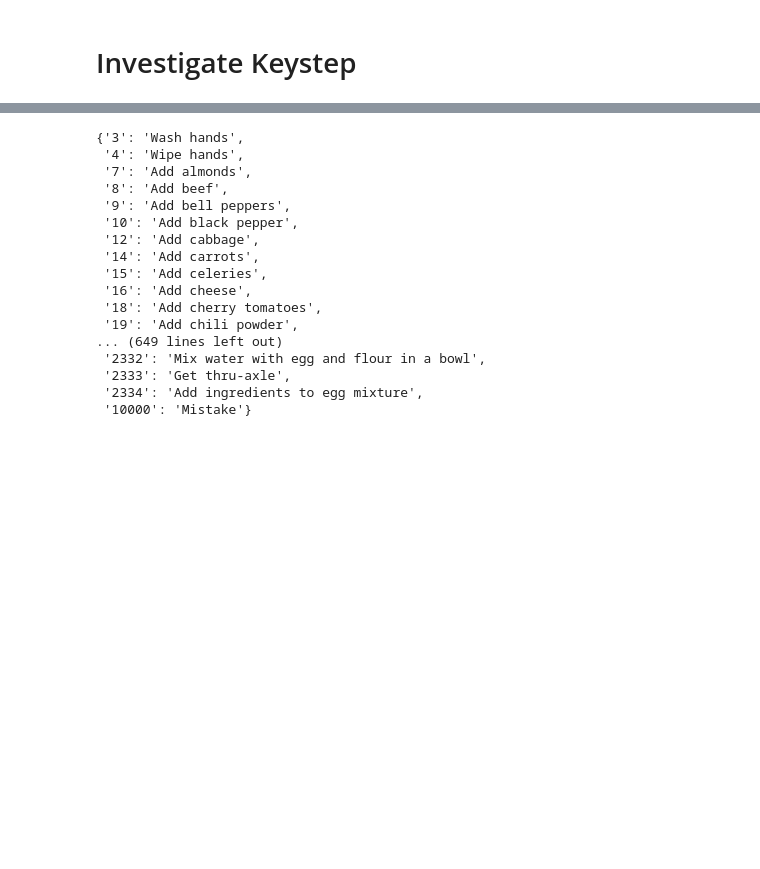
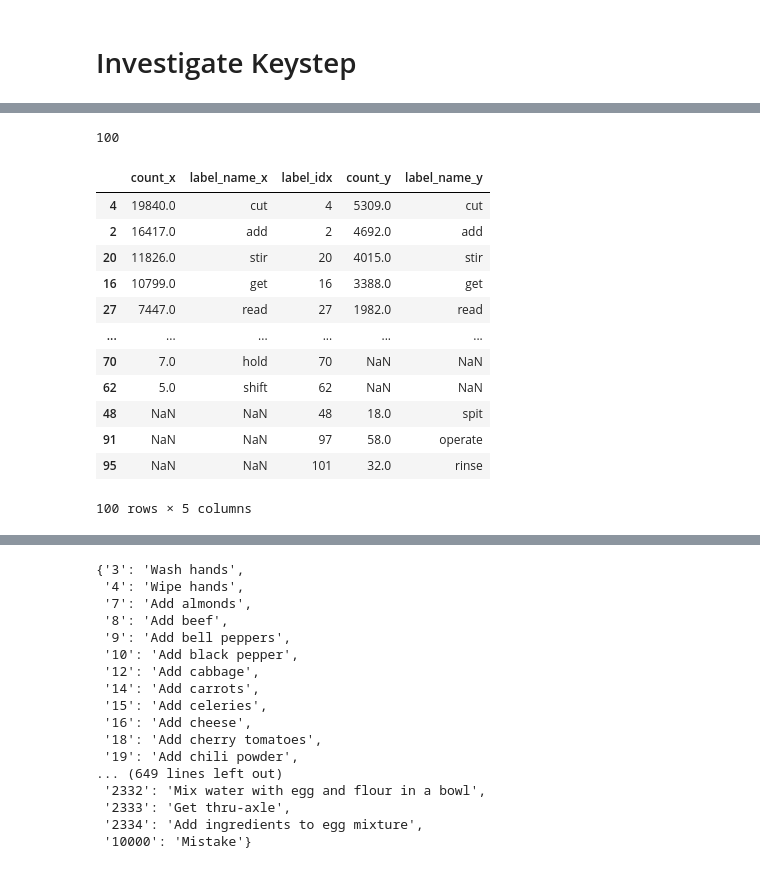
Before and after one commit to amir-goudarzi/IMU_testing, a Jupyter notebook: notebooks/egoexo4d.ipynb, the cells around one changed output, grey strips where cells are left out. Cells and saved outputs as stored; diff of their text form; code cells hidden in the pictures; blank space fills up the shorter version.

```diff
--- a/notebooks/egoexo4d.ipynb
+++ b/notebooks/egoexo4d.ipynb
@@ -510,6 +726,7 @@ import torch
 from tqdm.auto import tqdm
 import gc
 import pandas as pd
+import matplotlib.pyplot as plt
 
 # Load the json file
 # takes = pd.read_json(os.path.join(ego_exo_root, 'takes.json'))
@@ -519,3 +736,6 @@ takes = json.load(open(os.path.join(ego_exo_root, 'takes.json')))
 keystep = json.load(open(os.path.join(ego_exo_root, 'annotations', 'keystep_train.json')))
 # missing_files = np.load(os.path.join('../data', 'EgoExo4D', 'missing_files.npy'))
 missing_files = pkl.load(open(os.path.join('../data', 'EgoExo4D', 'missing_files.pkl'), 'rb'))
+keystep_train_new = pkl.load(open(os.path.join('../data', 'EgoExo4D', 'keysteps', 'train_takes.pkl'), 'rb'))
+keystep_valid_new = pkl.load(open(os.path.join('../data', 'EgoExo4D', 'keysteps', 'valid_takes.pkl'), 'rb'))
+verbs_mapping = pd.read_pickle(os.path.join('../data', 'EgoExo4D', 'verbs_mapping_keystep.pkl'))
@@ -529,0 +788,17 @@ len(keystep['vocabulary'])
+# %%
+train_labels_occ = []
+
+for label_idx, occ in train_labels_occurrences.items():
+    train_labels_occ.append({
+        **occ,
+        'label_idx': label_idx
+    })
+train_labels_occ = pd.DataFrame(train_labels_occ)
+
+valid_labels_occ = []
+for label_idx, occ in valid_labels_occurrences.items():
+    valid_labels_occ.append({
+        **occ,
+        'label_idx': label_idx
+    })
+valid_labels_occ = pd.DataFrame(valid_labels_occ)
@@ -529,0 +839,33 @@ len(keystep['vocabulary'])
+# %%
+tot_labels = {}
+for label in train_labels_occ['label_idx']:
+    if label in tot_labels:
+        tot_labels[label] += 1
+    else:
+        tot_labels[label] = 1
+for label in valid_labels_occ['label_idx']:
+    if label in tot_labels:
+        tot_labels[label] += 1
+    else:
+        tot_labels[label] = 1
+len(tot_labels.keys())
+# %% [output]
+100
+# %%
+result = pd.merge(train_labels_occ, valid_labels_occ, on='label_idx', how='outer')
+result.sort_values(by='count_x', inplace=True, ascending=False)
+result
+# %% [output]
+|  | count_x | label_name_x | label_idx | count_y | label_name_y |
+| 4 | 19840.0 | cut | 4 | 5309.0 | cut |
+| 2 | 16417.0 | add | 2 | 4692.0 | add |
+| 20 | 11826.0 | stir | 20 | 4015.0 | stir |
+| 16 | 10799.0 | get | 16 | 3388.0 | get |
+| 27 | 7447.0 | read | 27 | 1982.0 | read |
+| ... | ... | ... | ... | ... | ... |
+| 70 | 7.0 | hold | 70 | NaN | NaN |
+| 62 | 5.0 | shift | 62 | NaN | NaN |
+| 48 | NaN | NaN | 48 | 18.0 | spit |
+| 91 | NaN | NaN | 97 | 58.0 | operate |
+| 95 | NaN | NaN | 101 | 32.0 | rinse |
+100 rows × 5 columns
```
Also changed, not shown: parts of 42 cells of this notebook, 13 other files.
